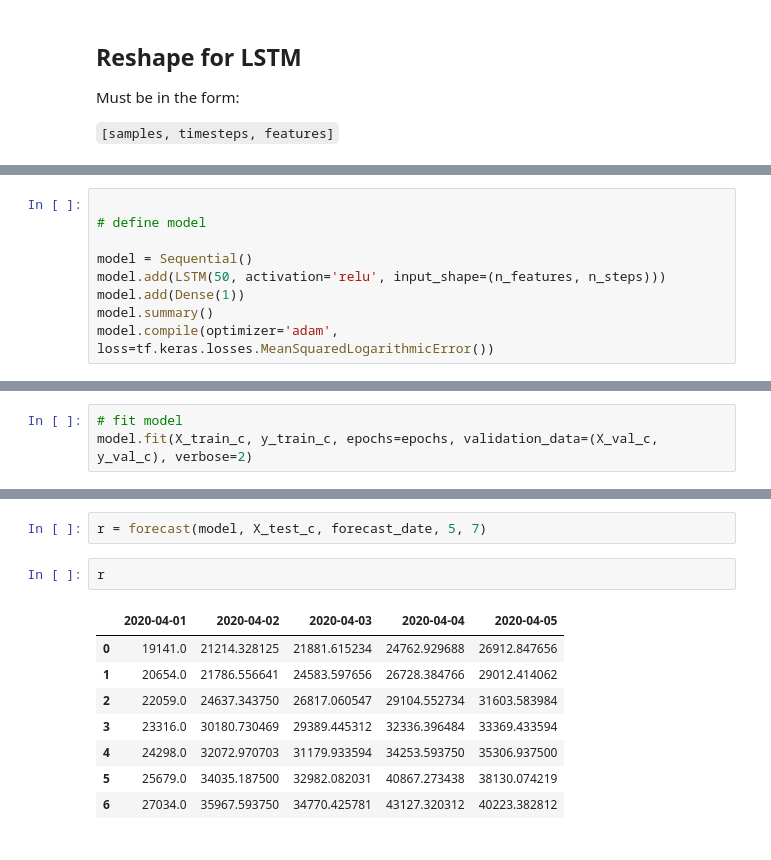
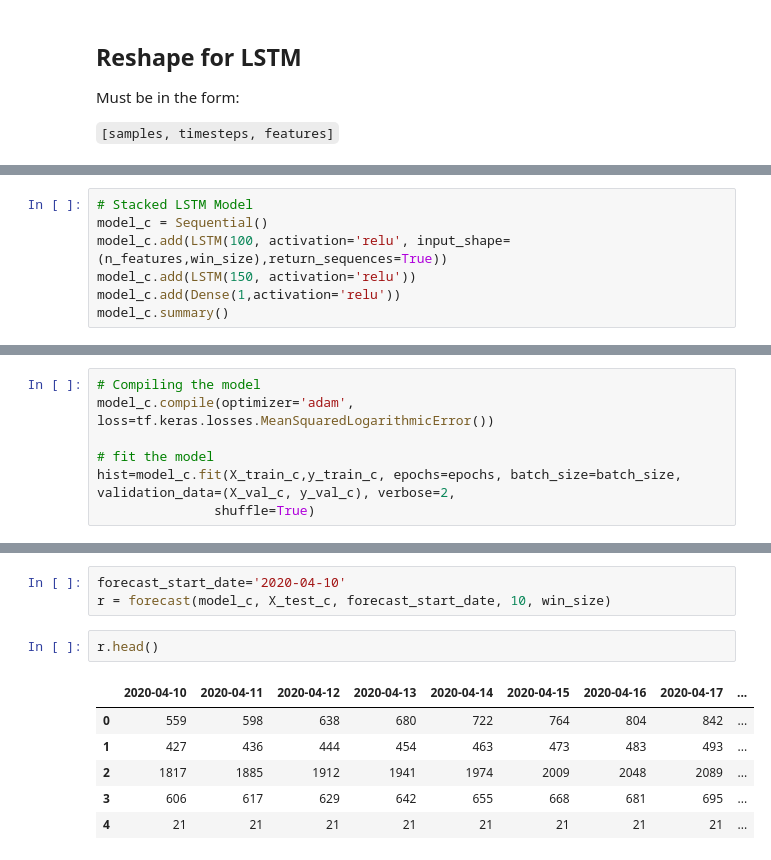
Before and after one commit to Dangandy/cv19, a Jupyter notebook: covid19_eda.ipynb, the cells around one changed output, grey strips where cells are left out. Saved outputs shown, nothing was run; the diff lists cells and outputs as text.

Commit message:
Able to model confirmed cases with all countries together!!!!!

```diff
--- a/covid19_eda.ipynb
+++ b/covid19_eda.ipynb
@@ -445,9 +593,0 @@ print(len(X_train_c))
-# %%
-
-# define model
-
-model = Sequential()
-model.add(LSTM(50, activation='relu', input_shape=(n_features, n_steps)))
-model.add(Dense(1))
-model.summary()
-model.compile(optimizer='adam', loss=tf.keras.losses.MeanSquaredLogarithmicError())
@@ -468,0 +596,7 @@ _________________________________________________________________
+# %%
+# Stacked LSTM Model
+model_c = Sequential()
+model_c.add(LSTM(100, activation='relu', input_shape=(n_features,win_size),return_sequences=True))
+model_c.add(LSTM(150, activation='relu'))
+model_c.add(Dense(1,activation='relu'))
+model_c.summary()
@@ -469,4 +618,8 @@ _________________________________________________________________
 # %%
-# fit model
-model.fit(X_train_c, y_train_c, epochs=epochs, validation_data=(X_val_c, y_val_c), verbose=2)
+# Compiling the model
+model_c.compile(optimizer='adam', loss=tf.keras.losses.MeanSquaredLogarithmicError())
+
+# fit the model
+hist=model_c.fit(X_train_c,y_train_c, epochs=epochs, batch_size=batch_size, validation_data=(X_val_c, y_val_c), verbose=2,
+               shuffle=True)
 # %% [output]
@@ -531,13 +695,12 @@ def forecast(model,data,start_date,n_days, n_steps=7):
-# %%
-r = forecast(model, X_test_c, forecast_date, 5, 7)
+# %%
+forecast_start_date='2020-04-10'
+r = forecast(model_c, X_test_c, forecast_start_date, 10, win_size)
 # %%
-r
+r.head()
 # %% [output]
-|  | 2020-04-01 | 2020-04-02 | 2020-04-03 | 2020-04-04 | 2020-04-05 |
-| 0 | 19141.0 | 21214.328125 | 21881.615234 | 24762.929688 | 26912.847656 |
-| 1 | 20654.0 | 21786.556641 | 24583.597656 | 26728.384766 | 29012.414062 |
-| 2 | 22059.0 | 24637.343750 | 26817.060547 | 29104.552734 | 31603.583984 |
-| 3 | 23316.0 | 30180.730469 | 29389.445312 | 32336.396484 | 33369.433594 |
-| 4 | 24298.0 | 32072.970703 | 31179.933594 | 34253.593750 | 35306.937500 |
-| 5 | 25679.0 | 34035.187500 | 32982.082031 | 40867.273438 | 38130.074219 |
-| 6 | 27034.0 | 35967.593750 | 34770.425781 | 43127.320312 | 40223.382812 |
+|  | 2020-04-10 | 2020-04-11 | 2020-04-12 | 2020-04-13 | 2020-04-14 | 2020-04-15 | 2020-04-16 | 2020-04-17 | ... |
+| 0 | 559 | 598 | 638 | 680 | 722 | 764 | 804 | 842 | ... |
+| 1 | 427 | 436 | 444 | 454 | 463 | 473 | 483 | 493 | ... |
+| 2 | 1817 | 1885 | 1912 | 1941 | 1974 | 2009 | 2048 | 2089 | ... |
+| 3 | 606 | 617 | 629 | 642 | 655 | 668 | 681 | 695 | ... |
+| 4 | 21 | 21 | 21 | 21 | 21 | 21 | 21 | 21 | ... |
```
Also changed, not shown: parts of 76 cells of this notebook.
